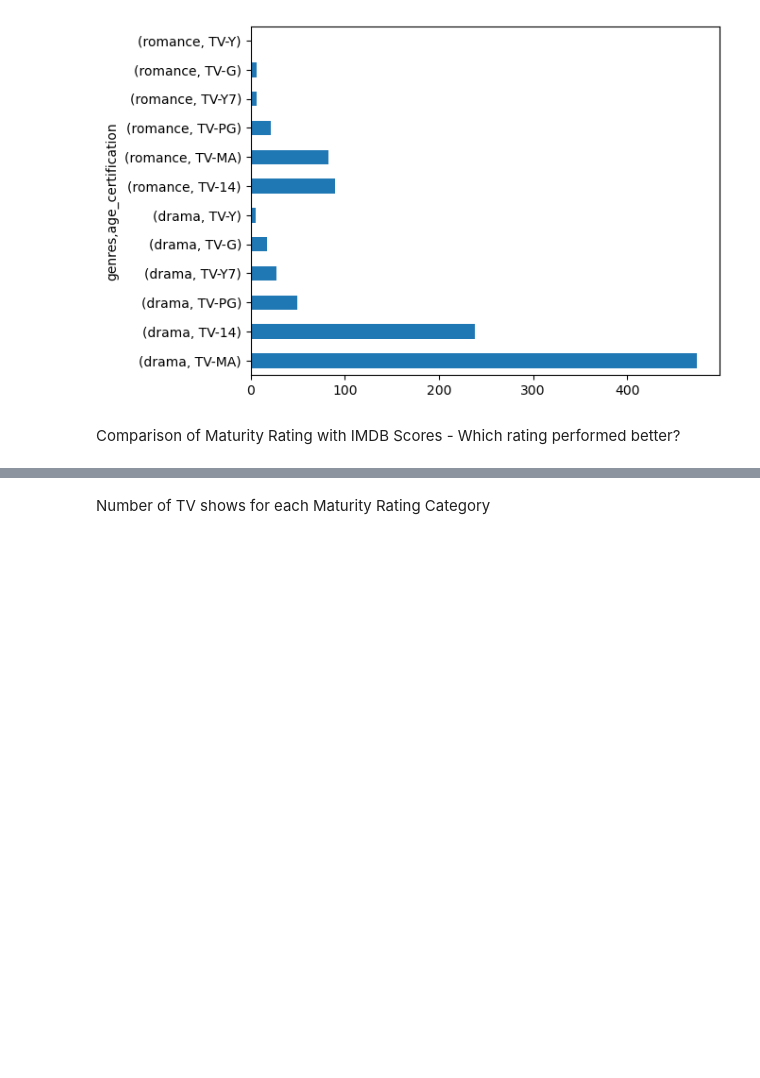
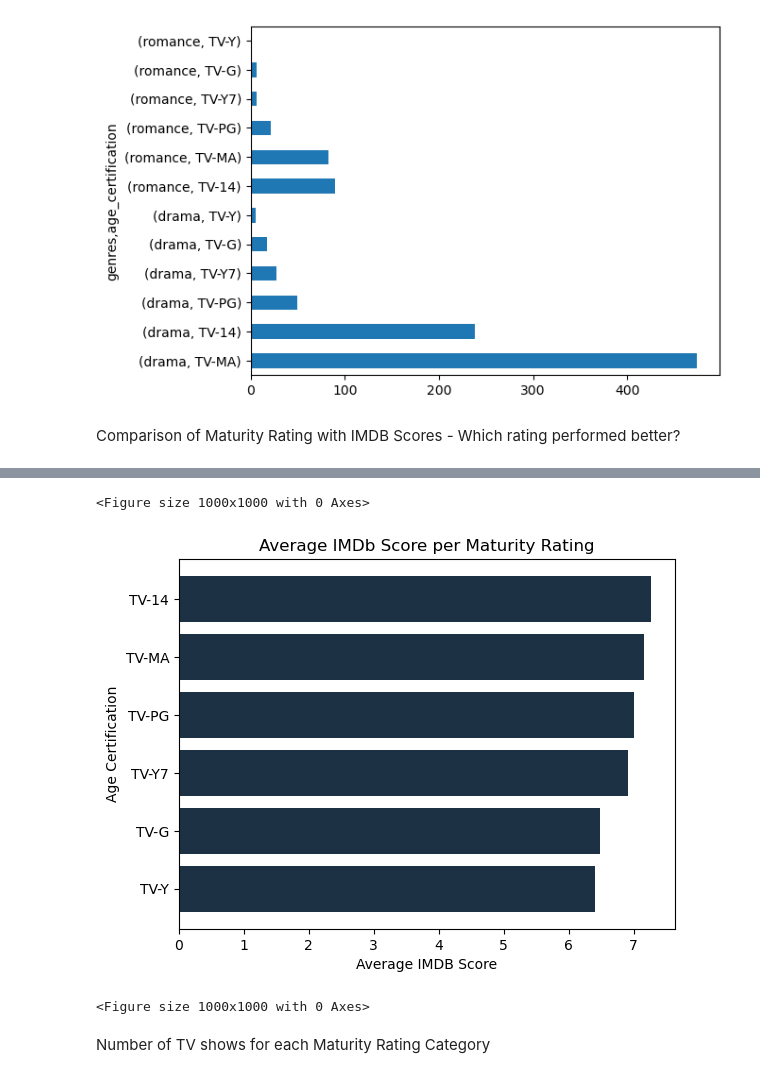
Before and after one commit to NidaB-C/NetflixEDA, a Jupyter notebook: Ammarah-Question1/notebook.ipynb, the cells around one changed output, grey strips where cells are left out. Saved outputs shown, nothing was run; the diff lists cells and outputs as text; code cells hidden in the pictures; blank space fills up the shorter version.

```diff
--- a/Ammarah-Question1/notebook.ipynb
+++ b/Ammarah-Question1/notebook.ipynb
@@ -119,3 +119,11 @@ rating_genres[["drama", "romance"]].plot(kind="barh", stacked=True)
 [figure]
 # %% [markdown]
 Comparison of Maturity Rating with IMDB Scores - Which rating performed better?
+# %%
+# Filter DataFrame
+imdb = exploded_genres[["age_certification", "imdb_score"]]
+
+# Group by maturity rating and calculate the average IMDb score
+rating_imdb = imdb.groupby('age_certification')['imdb_score'].mean().reset_index()
+
+print(rating_imdb)
@@ -122,3 +138,19 @@ Comparison of Maturity Rating with IMDB Scores - Which rating performed better?
+# %%
+# Sort table
+rating_imdb = rating_imdb.sort_values(by=['imdb_score'])
+
+# Configire horizontal bar plot
+plt.barh(y=rating_imdb.age_certification, width=rating_imdb.imdb_score, color="#1C3144")
+
+# Set labels and title
+plt.xlabel('Average IMDB Score')
+plt.ylabel('Age Certification')
+plt.title('Average IMDb Score per Maturity Rating')
+plt.figure(figsize=(10, 10))
+# %% [output]
+<Figure size 1000x1000 with 0 Axes>
+[figure, added]
+<Figure size 1000x1000 with 0 Axes>
 # %% [markdown]
 Number of TV shows for each Maturity Rating Category
 # %%
```
Also changed, not shown: parts of 10 cells of this notebook, 2 other files.
